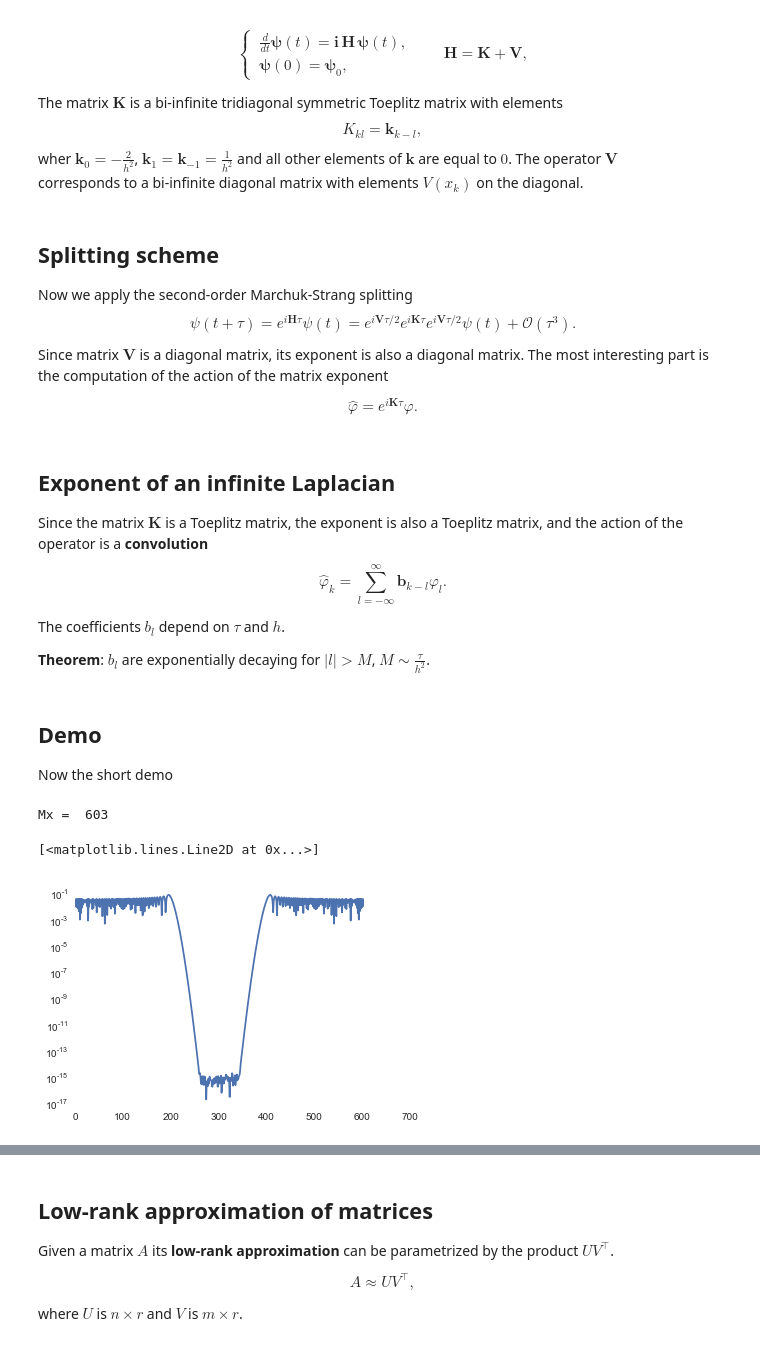
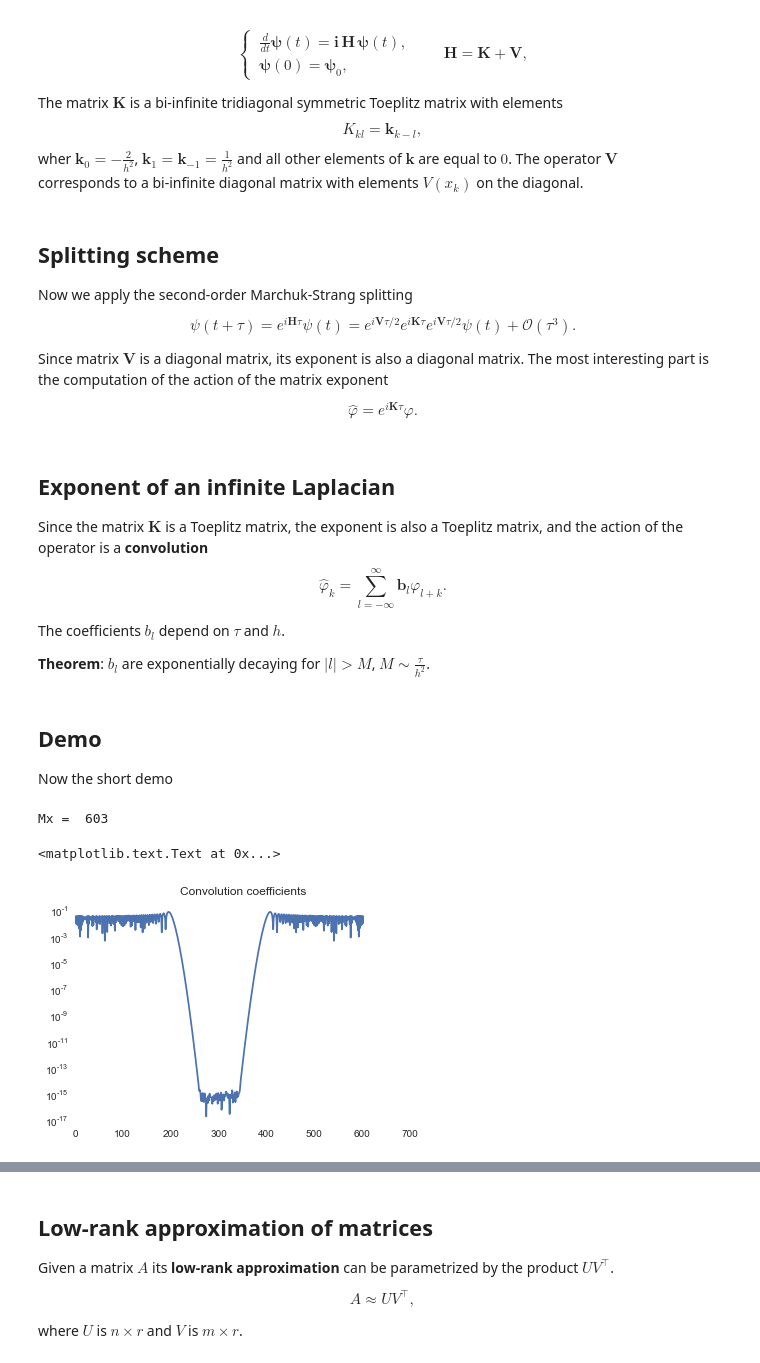
Before and after one commit to oseledets/talks-online, a Jupyter notebook: tubingen-2015/talk.ipynb, the cells around one changed output, grey strips where cells are left out. Saved outputs shown, nothing was run; the diff lists cells and outputs as text; code cells hidden in the pictures.

```diff
--- a/tubingen-2015/talk.ipynb
+++ b/tubingen-2015/talk.ipynb
@@ -209,18 +204,20 @@ corresponds to a bi-infinite diagonal matrix with elements $V(x_k)$ on the diago
 # %% [markdown]
 ## Splitting scheme
 Now we apply the second-order Marchuk-Strang splitting
+
 $$\psi(t + \tau) = e^{i \mathbf{H} \tau} \psi(t) = e^{i \mathbf{V} \tau/2} e^{i \mathbf{K} \tau} e^{i \mathbf{V} \tau/2} \psi(t) + \mathcal{O}(\tau^3).$$
+
 Since matrix $\mathbf{V}$ is a diagonal matrix, its exponent is also a diagonal matrix.  The most interesting part is
 the computation of the action of the matrix exponent
 
-\begin{equation}\label{schrodinger:exponent}
+\begin{equation}
 \widehat{\varphi} = e^{i \mathbf{K} \tau} \varphi.
 \end{equation}
 # %% [markdown]
 ## Exponent of an infinite Laplacian
 Since the matrix $\mathbf{K}$ is a Toeplitz matrix, the exponent is also a Toeplitz matrix, and the action of the operator is
 a **convolution**
-$$\widehat{\varphi}_k = \sum_{l=-\infty}^{\infty} \mathbf{b}_{k - l} \varphi_l.$$
+$$\widehat{\varphi}_k = \sum_{l=-\infty}^{\infty} \mathbf{b}_{l} \varphi_{l+k}.$$
 
 The coefficients $b_l$ depend on $\tau$ and $h$.
 
@@ -231,28 +228,27 @@ Now the short demo
 # %%
 %matplotlib inline
 import seaborn as sns
 import matplotlib.pyplot as plt
 import numpy as np
 from numpy.fft import fft, ifft
 Nx = 200
 Mx = 3 * Nx + 3
-
 hx = 1.0/Nx
 tau = hx
 print 'Mx = ', Mx
 H = np.zeros(Mx)
 H[0] = -2
 H[1] = 1
 H[Mx - 1] = 1
 cf = 0.5 * tau / (hx ** 2)
 H = -cf * H
-# lam_analytic = -cf * 4 * np.sin(math.pi * np.arange(H.shape[0])/H.shape[0]) ** 2
 lam_analytic = fft(H)
 band = ifft(np.exp(-1j * lam_analytic))
 abs_band = abs(band)
 plt.semilogy(abs_band)
+plt.title('Convolution coefficients')
 # %% [output]
 Mx =  603
-[<matplotlib.lines.Line2D at 0x...>]
+<matplotlib.text.Text at 0x...>
-[figure, old version]
+[figure, new version]
 # %% [markdown]
```
Also changed, not shown: parts of 13 cells of this notebook, 3 other files.
